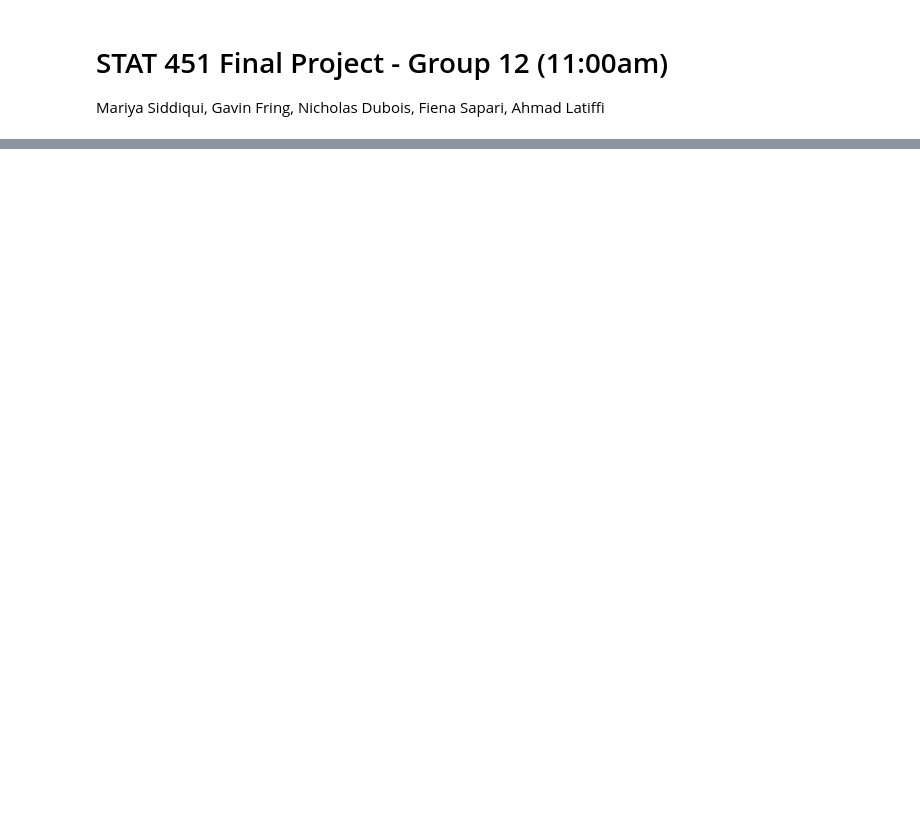
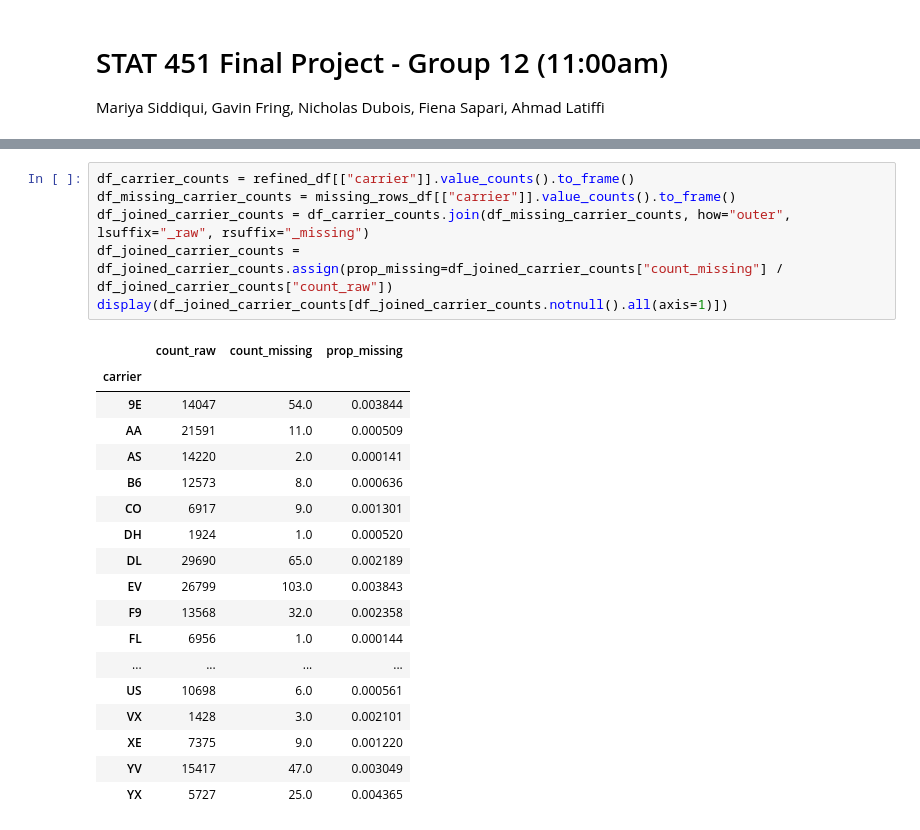
Before and after one commit to mariya-siddiqui/stat451-final-project, a Jupyter notebook: data_prep_eda.ipynb, the cells around one changed output, grey strips where cells are left out. Cells and saved outputs as stored; diff of their text form; blank space fills up the shorter version.

```diff
--- a/data_prep_eda.ipynb
+++ b/data_prep_eda.ipynb
@@ -197,0 +221,25 @@ The dataframe has 747 rows and 21 columns
+# %%
+df_carrier_counts = refined_df[["carrier"]].value_counts().to_frame()
+df_missing_carrier_counts = missing_rows_df[["carrier"]].value_counts().to_frame()
+df_joined_carrier_counts = df_carrier_counts.join(df_missing_carrier_counts, how="outer", lsuffix="_raw", rsuffix="_missing")
+df_joined_carrier_counts = df_joined_carrier_counts.assign(prop_missing=df_joined_carrier_counts["count_missing"] / df_joined_carrier_counts["count_raw"])
+display(df_joined_carrier_counts[df_joined_carrier_counts.notnull().all(axis=1)])
+# %% [output]
+|  | count_raw | count_missing | prop_missing |
+| carrier |  |  |  |
+| 9E | 14047 | 54.0 | 0.003844 |
+| AA | 21591 | 11.0 | 0.000509 |
+| AS | 14220 | 2.0 | 0.000141 |
+| B6 | 12573 | 8.0 | 0.000636 |
+| CO | 6917 | 9.0 | 0.001301 |
+| DH | 1924 | 1.0 | 0.000520 |
+| DL | 29690 | 65.0 | 0.002189 |
+| EV | 26799 | 103.0 | 0.003843 |
+| F9 | 13568 | 32.0 | 0.002358 |
+| FL | 6956 | 1.0 | 0.000144 |
+| ... | ... | ... | ... |
+| US | 10698 | 6.0 | 0.000561 |
+| VX | 1428 | 3.0 | 0.002101 |
+| XE | 7375 | 9.0 | 0.001220 |
+| YV | 15417 | 47.0 | 0.003049 |
+| YX | 5727 | 25.0 | 0.004365 |
```
Also changed, not shown: parts of 20 cells of this notebook, 3 other files.
